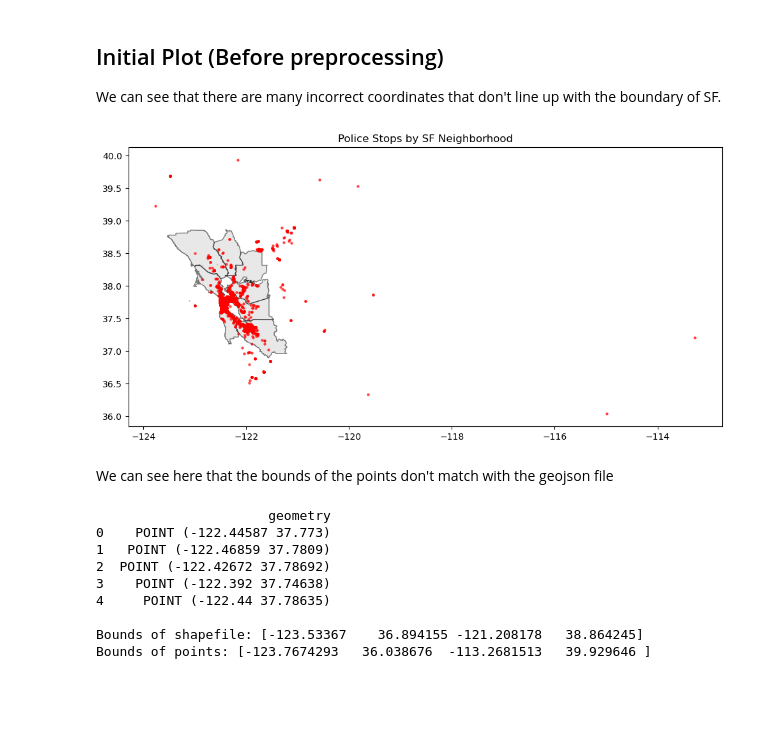
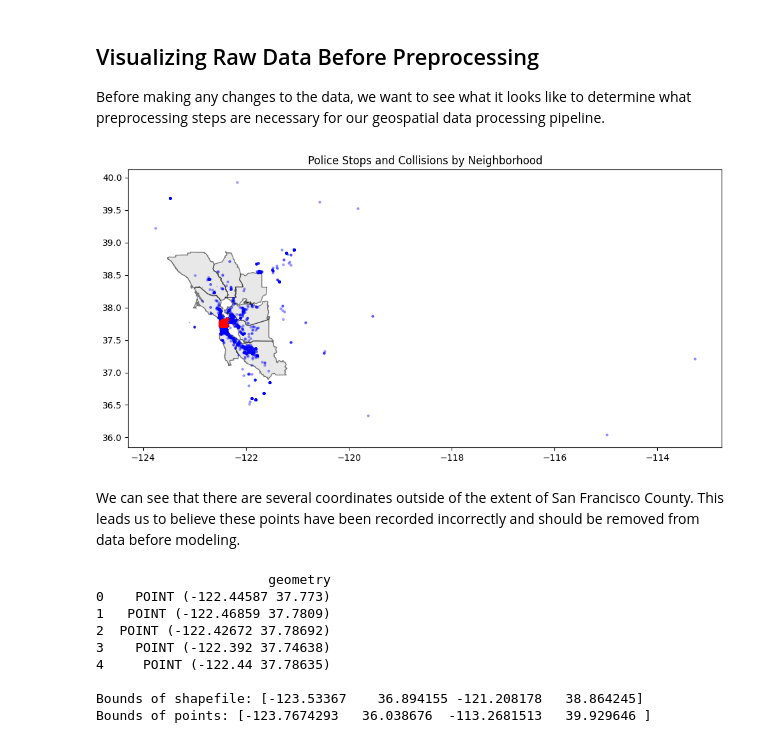
Before and after one commit to utexas-SDS-357/sds357-project-sp26-con-founders, a Jupyter notebook: Preprocessing/sf_analysis.ipynb, the cells around one changed output. Saved outputs shown, nothing was run; the diff lists cells and outputs as text; code cells hidden in the pictures; blank space fills up the shorter version.

Commit message:
edit preprocessing, add crash data

```diff
--- a/Preprocessing/sf_analysis.ipynb
+++ b/Preprocessing/sf_analysis.ipynb
@@ -54,0 +55,12 @@ Points CRS: EPSG:4326
+# %%
+# change path names based on city/dataset
+stop_df_path = r"../data/sf_police_stops_raw.csv.zip"
+geo_path = r"../data/Bay_Area_County_Polygons.geojson"
+crash_df_path = r"../data/collisions_raw.csv.zip"
+
+# load and view example data
+city_boundaries, stops_df, crash_df = load_data(stop_df_path, geo_path, crash_df_path)
+
+city_boundaries.head()
+stops_df.head()
+crash_df.head()
@@ -55,4 +79,4 @@ Points CRS: EPSG:4326
 # %% [markdown]
-## Initial Plot (Before preprocessing)
+## Visualizing Raw Data Before Preprocessing
 
-We can see that there are many incorrect coordinates that don't line up with the boundary of SF.
+Before making any changes to the data, we want to see what it looks like to determine what preprocessing steps are necessary for our geospatial data processing pipeline.
@@ -59,13 +139,19 @@ We can see that there are many incorrect coordinates that don't line up with the
 # %%
 # Plot
 fig, ax = plt.subplots(figsize=(12, 10))
-sf.plot(ax=ax, color='lightgray', edgecolor='black', alpha=0.5)
-gdf.plot(ax=ax, color='red', markersize=5, alpha=0.6)
-plt.title("Police Stops by SF Neighborhood")
+# plot bay area county boundaries
+city_boundaries.plot(ax=ax, color='lightgray', edgecolor='black', alpha=0.5)
+# color county=='San Francisco' in city_boundaries a different color
+
+# add stops and collisions
+stops_df.plot(ax=ax, color='blue', markersize=5, alpha=0.3)
+crash_df.plot(ax=ax, color='red', markersize=5, alpha=0.3)
+plt.title("Police Stops and Collisions by Neighborhood")
 plt.show()
 # %% [output]
-[figure, old version]
+[figure, new version]
 # %% [markdown]
-We can see here that the bounds of the points don't match with the geojson file
+We can see that there are several coordinates outside of the extent of San Francisco County.
+This leads us to believe these points have been recorded incorrectly and should be removed from data before modeling.
 # %%
 # Check a few coordinates
```
Also changed, not shown: parts of 19 cells of this notebook, 1 other file.
